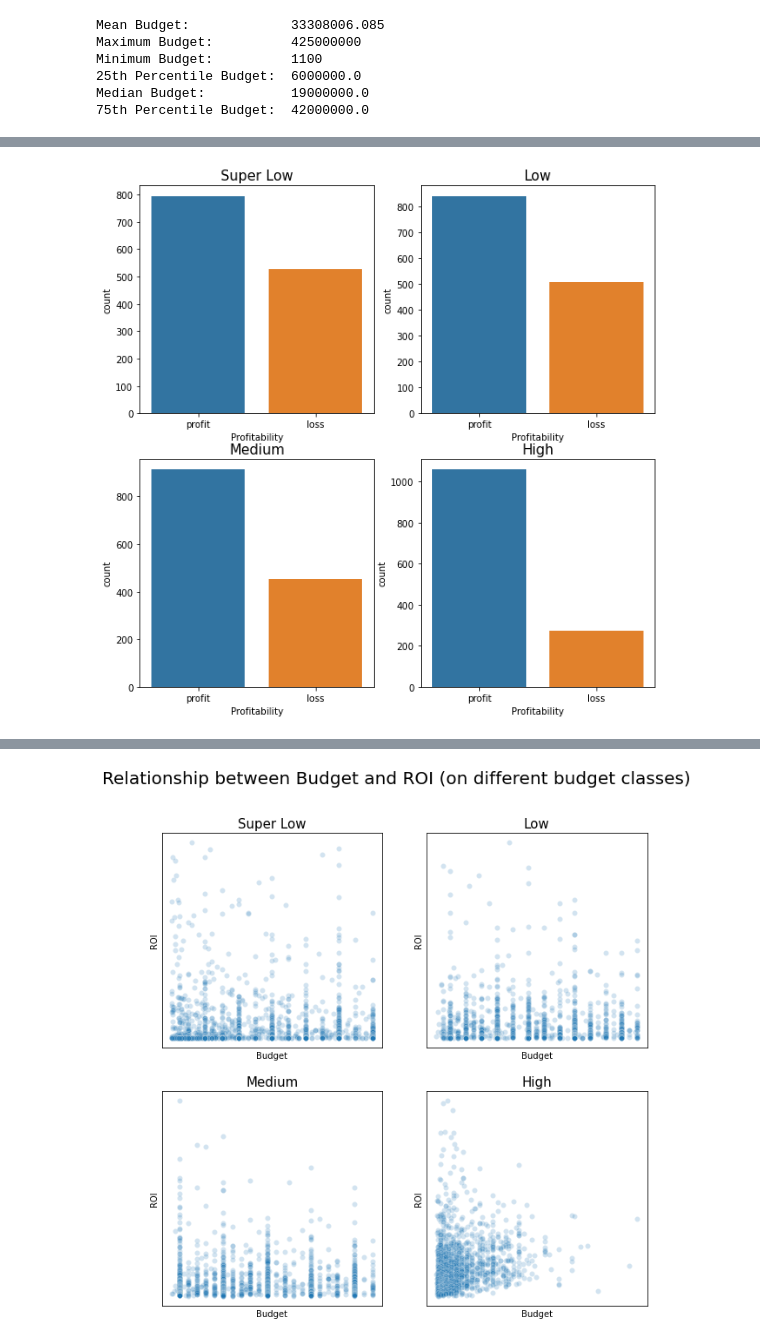
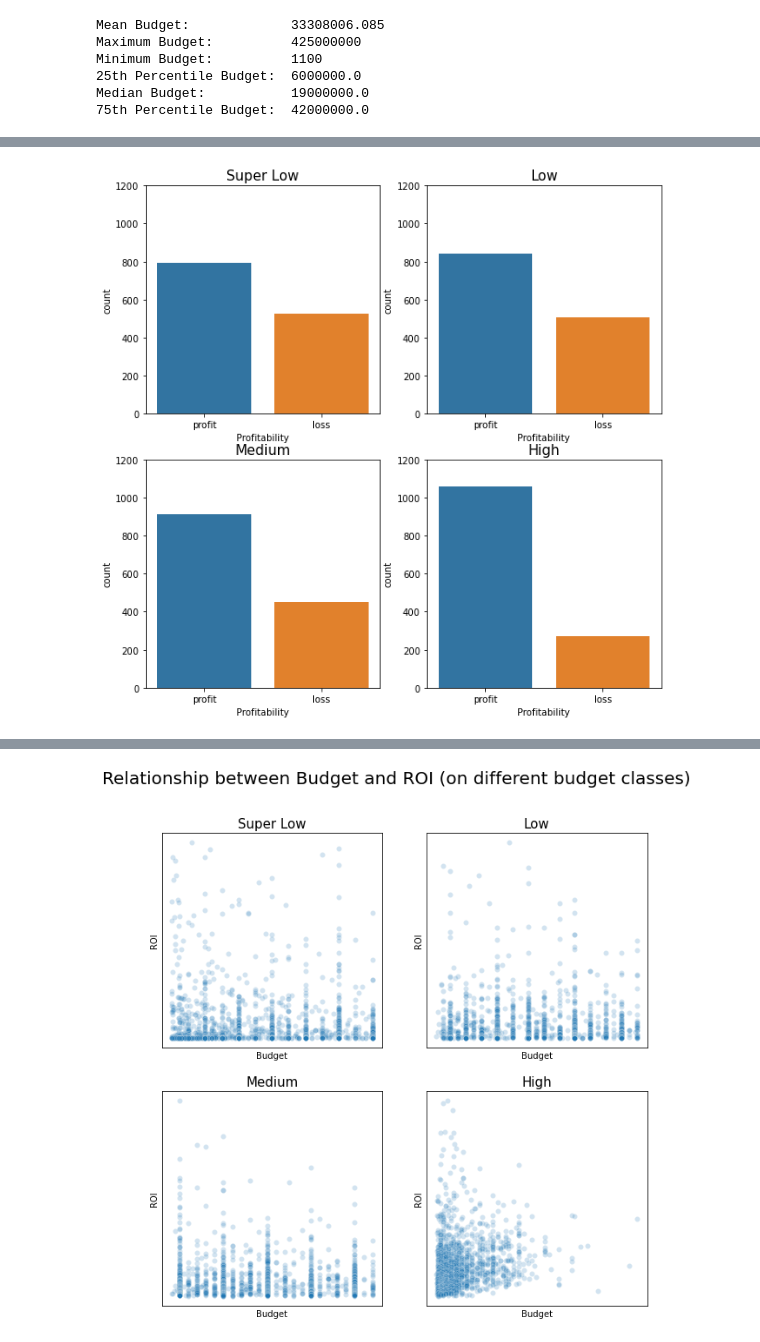
Before and after one commit to jaeheonk817/Microsoft-Movie-Recommendations, a Jupyter notebook: student1.ipynb, the cells around one changed output, grey strips where cells are left out. Saved outputs shown, nothing was run; the diff lists cells and outputs as text; code cells hidden in the pictures.

```diff
--- a/student1.ipynb
+++ b/student1.ipynb
@@ -284,25 +285,29 @@ tn = tn[tn.ROI <= 56.508517]
 # %%
 # Draw a countplot for each budget category to show how much more a movie is likely to
 # yield profit given the budget category
 
 fig, ax = plt.subplots(2, 2, figsize=(10, 10))
 
 
 sns.countplot(x=tn[tn['Budget Level'] == 'super low']['Profitability'], ax = ax[0,0])
 ax[0,0].set_title("Super Low", fontsize=15)
+ax[0,0].set(ylim=(0, 1200))
 
 sns.countplot(x=tn[tn['Budget Level'] == 'low']['Profitability'], ax=ax[0,1])
 ax[0,1].set_title("Low", fontsize=15)
+ax[0,1].set(ylim=(0, 1200))
 
 sns.countplot(x=tn[tn['Budget Level'] == 'medium']['Profitability'], ax=ax[1,0])
 ax[1,0].set_title("Medium", fontsize=15)
+ax[1,0].set(ylim=(0, 1200))
 
 sns.countplot(x=tn[tn['Budget Level'] == 'high']['Profitability'], ax=ax[1,1])
 ax[1,1].set_title("High", fontsize=15)
+ax[1,1].set(ylim=(0, 1200))
 
 plt.show()
 # %% [output]
-[figure, old version]
+[figure, new version]
 # %%
 # This graph shows that at high budget level, movies yield the best financial results.
 # Name the super-title and get rid of unnecessary information for easier visualization.
```
Also changed, not shown: parts of 67 cells of this notebook, 6 other files.
